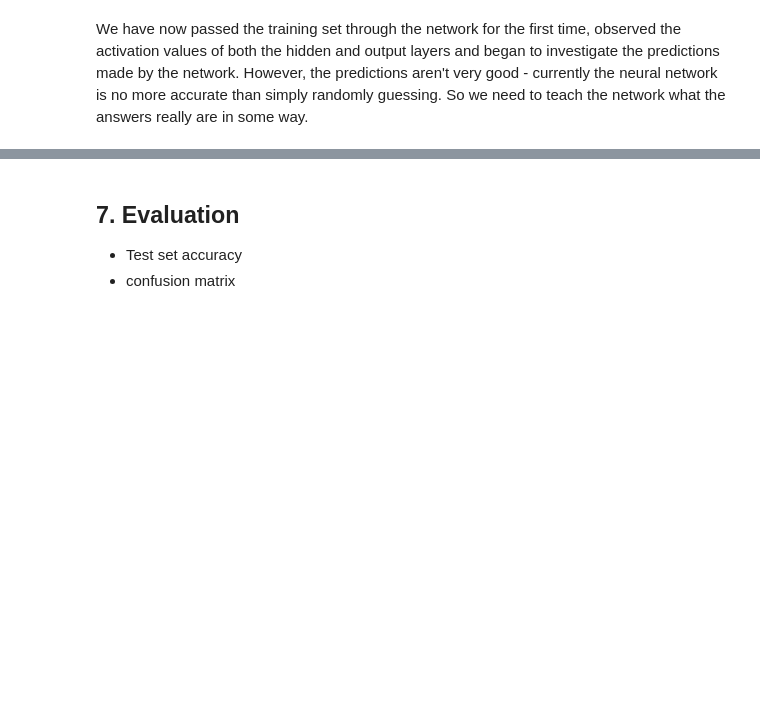
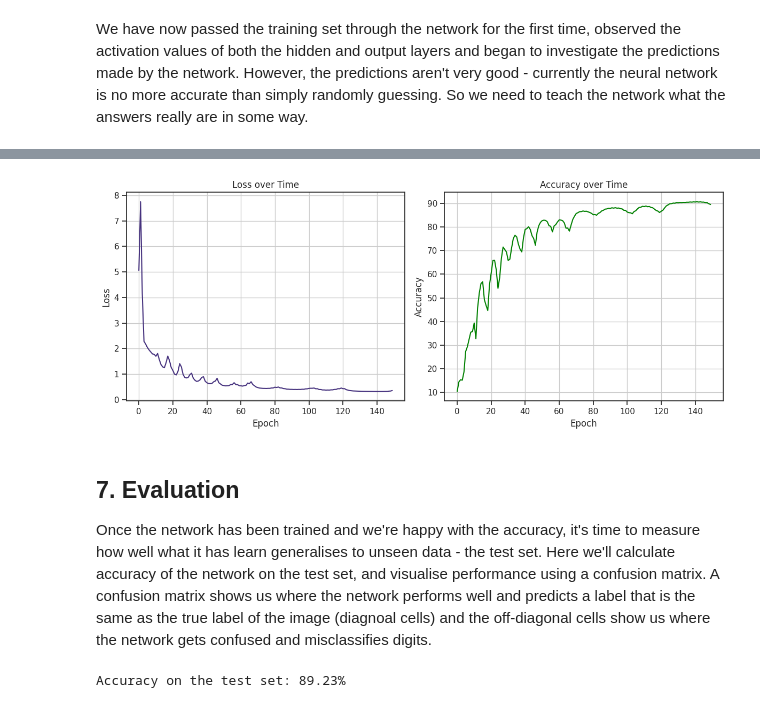
Before and after one commit to kiri-thornalley/numpy_neural_network, a Jupyter notebook: neural_network.ipynb, the cells around one changed output, grey strips where cells are left out. Drawn from its saved outputs; the diff is of its cells as text; code cells hidden in the pictures; blank space fills up the shorter version.

```diff
--- a/neural_network.ipynb
+++ b/neural_network.ipynb
@@ -528,0 +829,10 @@ Backward propagation is how a neural network learns.
+# %%
+# Final version of the model using the learning rate identified by Optuna
+import time
+start= time.time()
+params = init_params()
+print(f'Learning rate: 0.0002')
+output, params, losses, accuracies = gradient_descent(X_train, y_train_encoded, params, epochs=150, alpha=0.00020)
+end = time.time()
+total_time= end-start
+print(f'Time: {total_time} seconds')
@@ -529,8 +858,47 @@ Backward propagation is how a neural network learns.
+# %%
+# Plot loss and accuracy over training epochs
+epochs = range(len(losses))
+
+plt.figure(figsize=(12,5))
+
+# Plot loss
+plt.subplot(1, 2, 1)
+plt.plot(epochs, losses, label='Loss')
+plt.xlabel("Epoch")
+plt.ylabel("Loss")
+plt.title("Loss over Time")
+plt.grid(True)
+
+# Plot accuracy
+plt.subplot(1, 2, 2)
+plt.plot(epochs, accuracies, label='Accuracy', color='green')
+plt.xlabel("Epoch")
+plt.ylabel("Accuracy")
+plt.title("Accuracy over Time")
+plt.grid(True)
+
+plt.tight_layout()
+plt.show()
+# %% [output]
+[figure, added]
 # %% [markdown]
 ## 7. Evaluation
-- Test set accuracy
-- confusion matrix
+Once the network has been trained and we're happy with the accuracy, it's time to measure how well what it has learn generalises to unseen data - the test set. Here we'll calculate accuracy of the network on the test set, and visualise performance using a confusion matrix. A confusion matrix shows us where the network performs well and predicts a label that is the same as the true label of the image (diagnoal cells) and the off-diagonal cells show us where the network gets confused and misclassifies digits.
 # %%
-#accuracy = number correct/ total images x100
-# confusion matrix
-# visualise some of the images that the network gets wrong.
+def make_predictions(X):
+    _, output = forward_prop(params, X)
+    return output
+
+def get_predictions(output):
+    return np.argmax(output, axis=0)
+
+def get_accuracy(predictions, Y):
+    return np.mean(predictions == Y)
+
+output = make_predictions(X_test)
+predictions = get_predictions(output)
+accuracy = get_accuracy(predictions, y_test)
+
+print(f'Accuracy on the test set: {accuracy * 100:.2f}%')
+# %% [output]
+Accuracy on the test set: 89.23%
```
Also changed, not shown: parts of 23 cells of this notebook.
